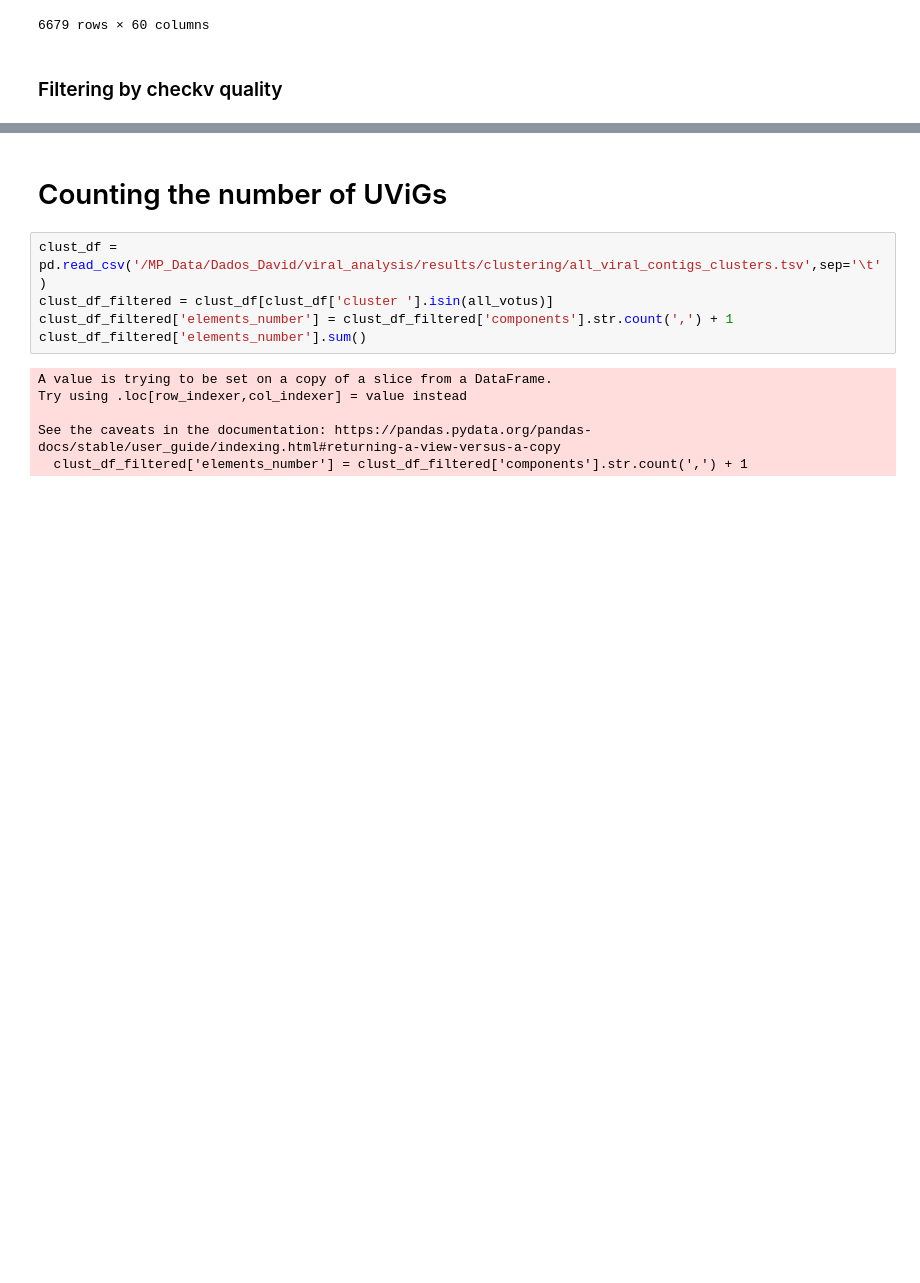
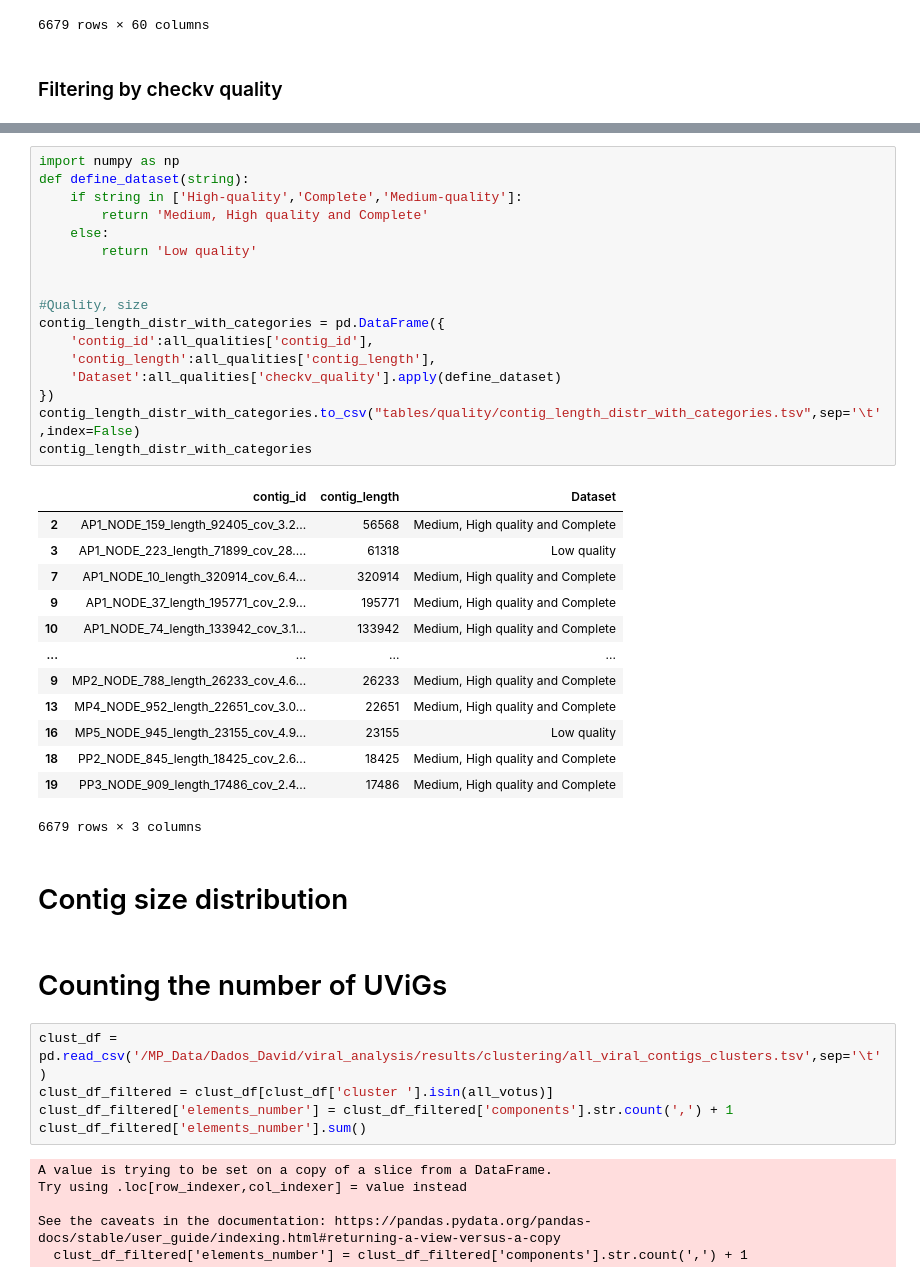
Before and after one commit to TMDavi/Amazon_virome, a Jupyter notebook: data_analysis/01_process_votus/filter_votus.ipynb, the cells around one changed output, grey strips where cells are left out. Drawn from its saved outputs; the diff is of its cells as text; blank space fills up the shorter version.

```diff
--- a/data_analysis/01_process_votus/filter_votus.ipynb
+++ b/data_analysis/01_process_votus/filter_votus.ipynb
@@ -895,3 +895,36 @@ all_qualities.describe()
+# %%
+import numpy as np
+def define_dataset(string):
+    if string in ['High-quality','Complete','Medium-quality']:
+        return 'Medium, High quality and Complete'
+    else:
+        return 'Low quality'
+
+
+#Quality, size
+contig_length_distr_with_categories = pd.DataFrame({
+    'contig_id':all_qualities['contig_id'],
+    'contig_length':all_qualities['contig_length'],
+    'Dataset':all_qualities['checkv_quality'].apply(define_dataset)
+})
+contig_length_distr_with_categories.to_csv("tables/quality/contig_length_distr_with_categories.tsv",sep='\t',index=False)
+contig_length_distr_with_categories
+# %% [output]
+|  | contig_id | contig_length | Dataset |
+| 2 | AP1_NODE_159_length_92405_cov_3.2... | 56568 | Medium, High quality and Complete |
+| 3 | AP1_NODE_223_length_71899_cov_28.... | 61318 | Low quality |
+| 7 | AP1_NODE_10_length_320914_cov_6.4... | 320914 | Medium, High quality and Complete |
+| 9 | AP1_NODE_37_length_195771_cov_2.9... | 195771 | Medium, High quality and Complete |
+| 10 | AP1_NODE_74_length_133942_cov_3.1... | 133942 | Medium, High quality and Complete |
+| ... | ... | ... | ... |
+| 9 | MP2_NODE_788_length_26233_cov_4.6... | 26233 | Medium, High quality and Complete |
+| 13 | MP4_NODE_952_length_22651_cov_3.0... | 22651 | Medium, High quality and Complete |
+| 16 | MP5_NODE_945_length_23155_cov_4.9... | 23155 | Low quality |
+| 18 | PP2_NODE_845_length_18425_cov_2.6... | 18425 | Medium, High quality and Complete |
+| 19 | PP3_NODE_909_length_17486_cov_2.4... | 17486 | Medium, High quality and Complete |
+6679 rows × 3 columns
+# %% [markdown]
+# Contig size distribution
 # %% [markdown]
 # Counting the number of UViGs
 # %%
```
Also changed, not shown: parts of 14 cells of this notebook, 12 other files.
